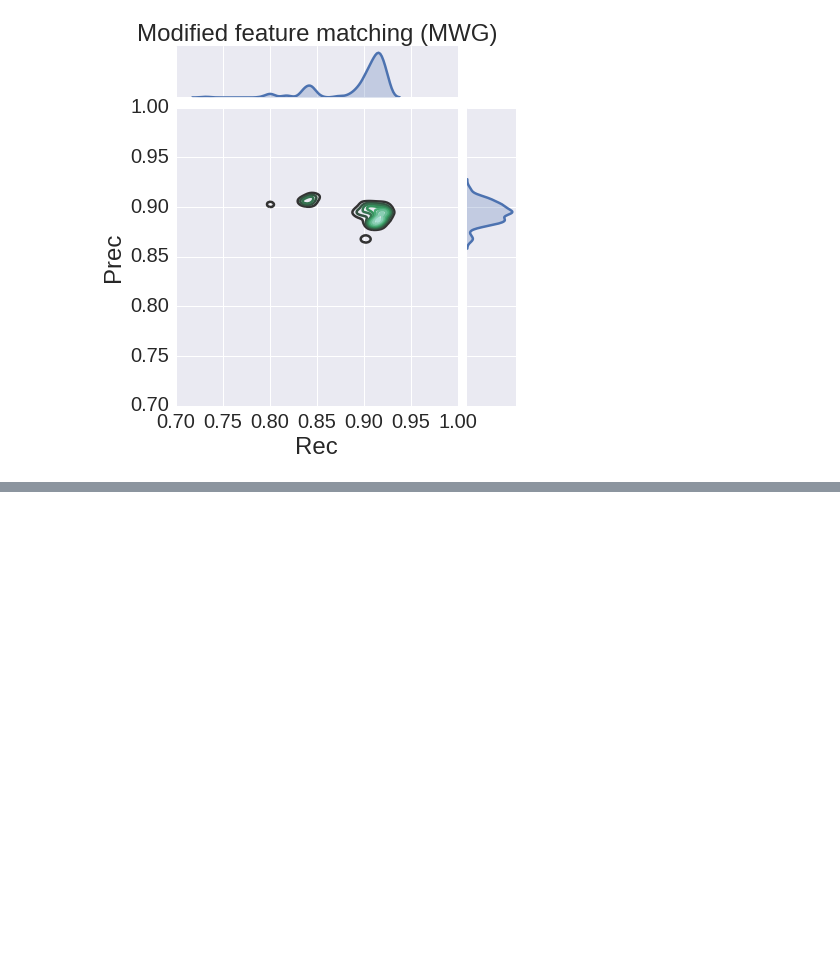
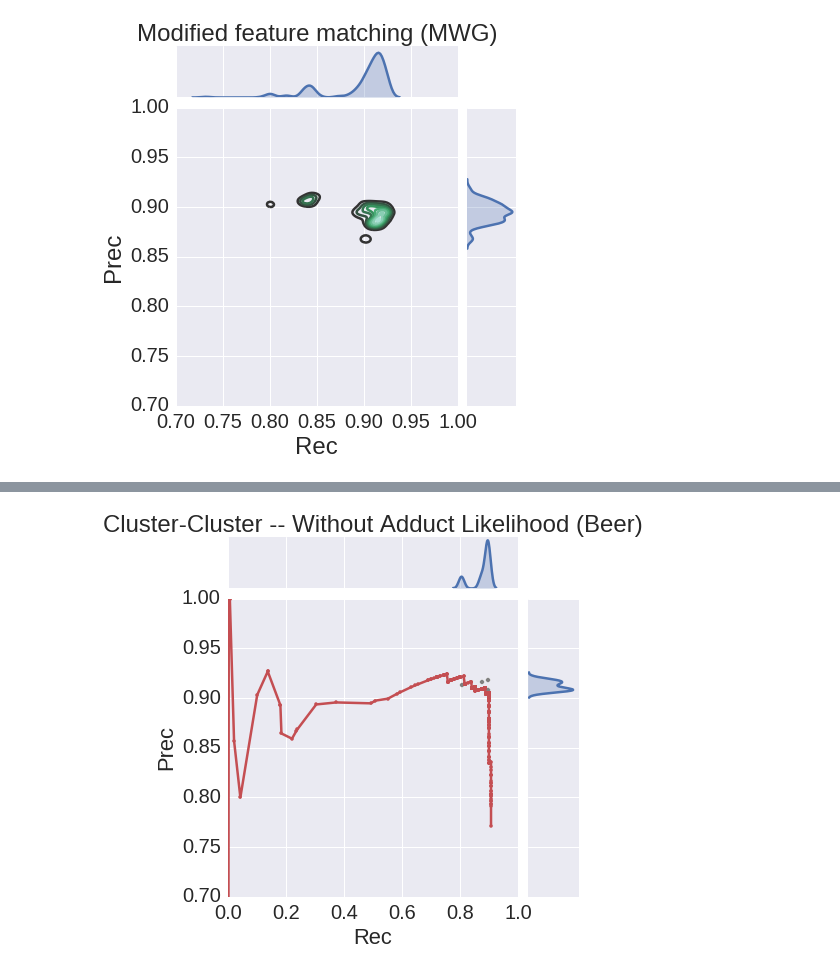
Before and after one commit to sdrogers/metabolomics_tools, a Jupyter notebook: alignment/notebooks/Beer3pos_experiment.ipynb, the cells around one changed output, grey strips where cells are left out. Cells and saved outputs as stored; diff of their text form; code cells hidden in the pictures; blank space fills up the shorter version.

```diff
--- a/alignment/notebooks/Beer3pos_experiment.ipynb
+++ b/alignment/notebooks/Beer3pos_experiment.ipynb
@@ -132,3 +392,5 @@ df1 = pd.read_pickle('pickles/beer3pos/df1.p')
+# %%
+cluster_cluster_no_adduct = pd.read_pickle('pickles/beer3pos_new/cluster_cluster_no_adduct.p')
 # %% [markdown]
 <h2>Plotting</h2>
 # %%
@@ -230,0 +410,4 @@ plot_scatter(exp_results_1b, 0, df1, 'Cluster-Cluster (Beer)')
+# %%
+plot_scatter(exp_results_1b, 0, cluster_cluster_no_adduct, 'Cluster-Cluster -- Without Adduct Likelihood (Beer)')
+# %% [output]
+[figure, added]
```
Also changed, not shown: parts of 20 cells of this notebook, 27 other files.
